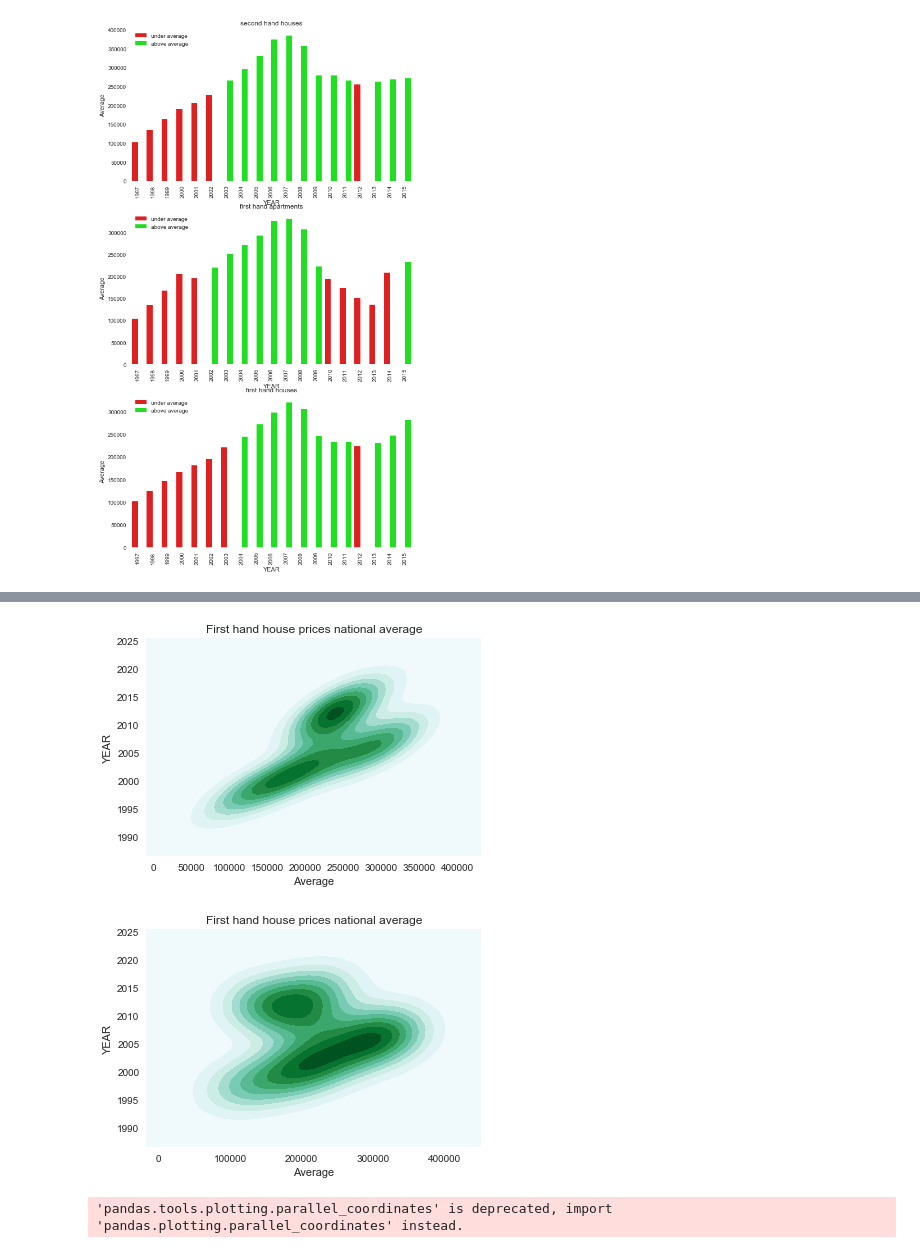
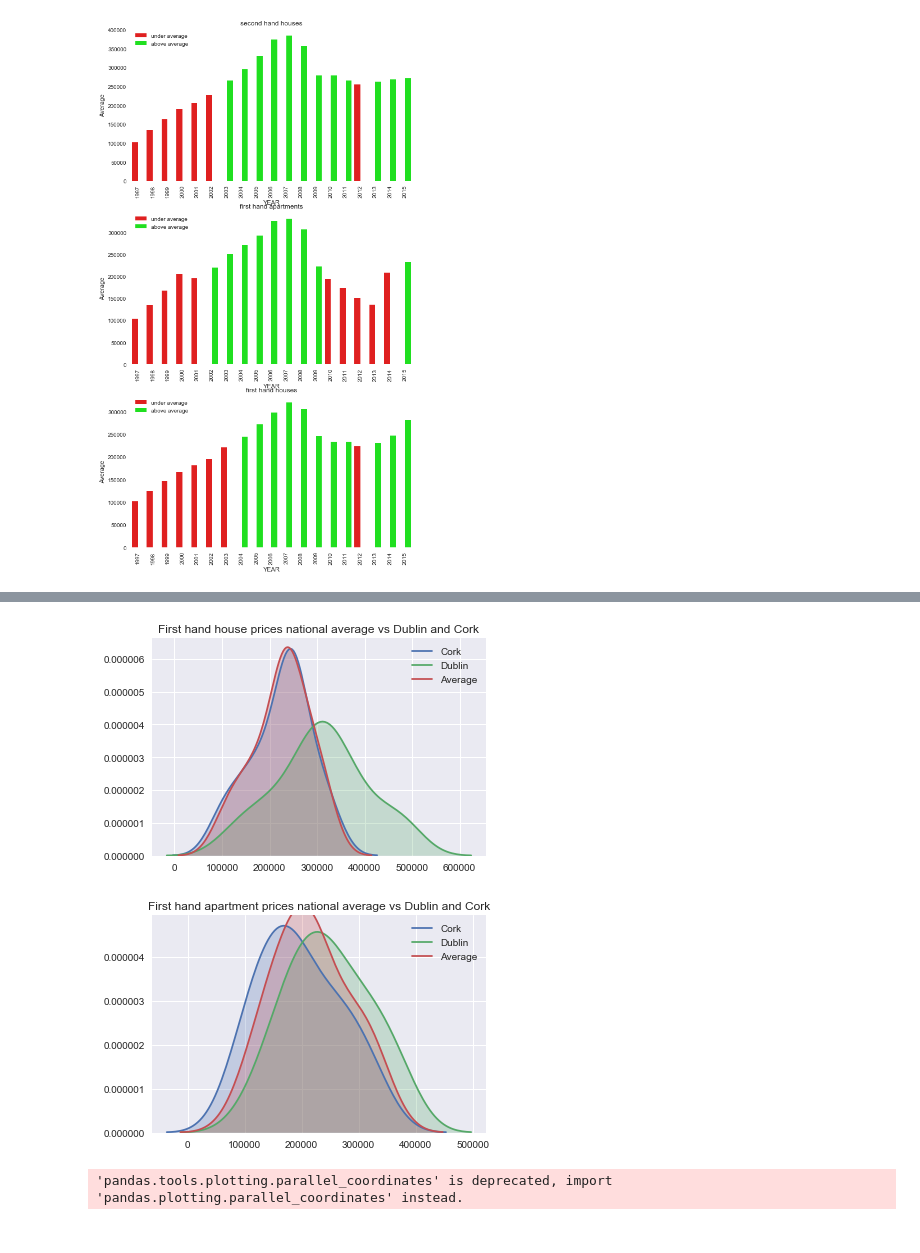
Before and after one commit to dhanya1/housing_data_ireland, a Jupyter notebook: derlinx_internship.ipynb, the cells around one changed output, grey strips where cells are left out. Saved outputs shown, nothing was run; the diff lists cells and outputs as text; code cells hidden in the pictures.

```diff
--- a/derlinx_internship.ipynb
+++ b/derlinx_internship.ipynb
@@ -40,5 +42,3 @@ rent_apartment_data.head()
 | 2 | 1999 | 168,033 | 201,714 | 144,711 | 152,428 | 118,980 | 125,421 | 135,331 |
 | 3 | 2000 | 205,682 | 243,338 | 191,725 | 190,509 | 137,457 | 152,424 | 150,911 |
 | 4 | 2001 | 196,386 | 224,485 | 159,741 | 168,145 | 129,876 | 127,174 | 153,404 |
-# %%
-rent_house_data = pd.read_csv('/Users/hithyshikrishnamurthy/PycharmProjects/derelinx_internship/input/form_41e-price-new-house-area-by_year_1.csv')
@@ -392,13 +353,17 @@ plt.show()
 # %%
-ax = sns.kdeplot(houses.Average, houses.YEAR, shade=True)
-plt.title('First hand house prices national average')
+ax = sns.kdeplot(houses.Cork, shade=True)
+ax1 = sns.kdeplot(houses.Dublin, shade=True)
+ax2= sns.kdeplot(houses.Average, shade=True)
+plt.title('First hand house prices national average vs Dublin and Cork')
 plt.show()
 # %% [output]
-[figure, old version]
+[figure, new version]
 # %%
-ax = sns.kdeplot(apartments.Average, apartments.YEAR, shade=True)
-plt.title('First hand house prices national average')
+ax = sns.kdeplot(apartments.Cork, shade=True)
+ax1 = sns.kdeplot(apartments.Dublin, shade=True)
+ax2= sns.kdeplot(apartments.Average, shade=True)
+plt.title('First hand apartment prices national average vs Dublin and Cork')
 plt.show()
 # %% [output]
-[figure, old version]
+[figure, new version]
 # %%
```
Also changed, not shown: parts of 36 cells of this notebook.
